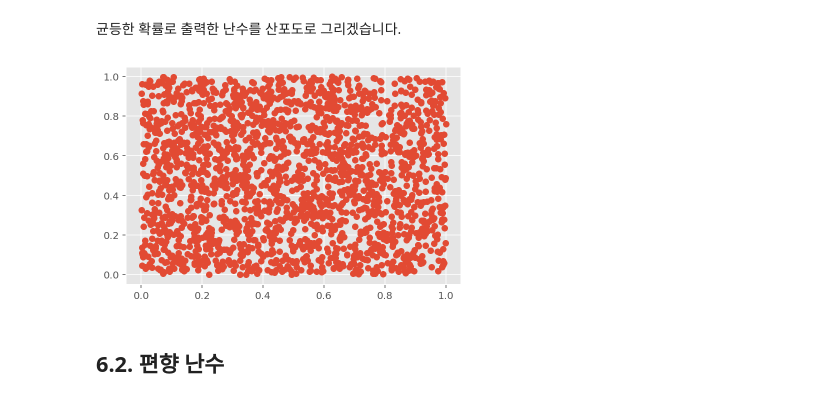
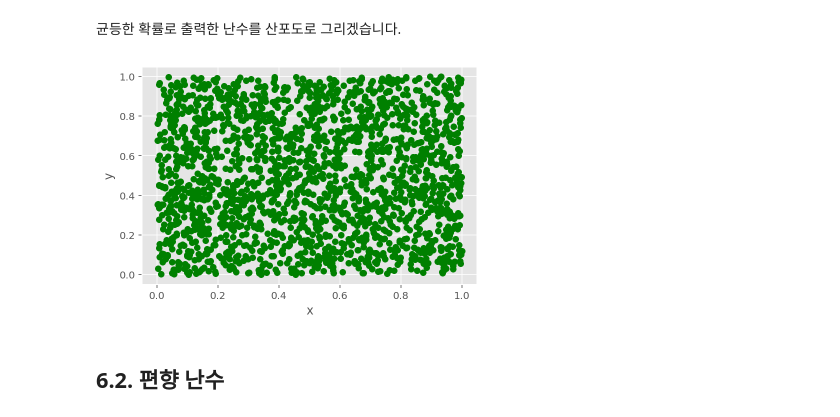
Before and after one commit to LeeSeungwon89/Artificial-intelligence-math, a Jupyter notebook: 1. 기초.ipynb, the cells around one changed output. Saved outputs shown, nothing was run; the diff lists cells and outputs as text; code cells hidden in the pictures.

```diff
--- a/1. 기초.ipynb
+++ b/1. 기초.ipynb
@@ -276,12 +276,14 @@ array([0.18099021, 0.70529984, 0.45155108, 0.76507179, 0.8471552 ,
 # %%
 x = np.random.rand(2000)
 y = np.random.rand(2000)
 
-plt.scatter(x, y)
+plt.scatter(x, y, color='g')
+plt.xlabel('x')
+plt.ylabel('y')
 
 plt.show()
 # %% [output]
-[figure, old version]
+[figure, new version]
 # %% [markdown]
 ## **6.2. 편향 난수**
 # %% [markdown]
```
Also changed, not shown: parts of 2 cells of this notebook.
